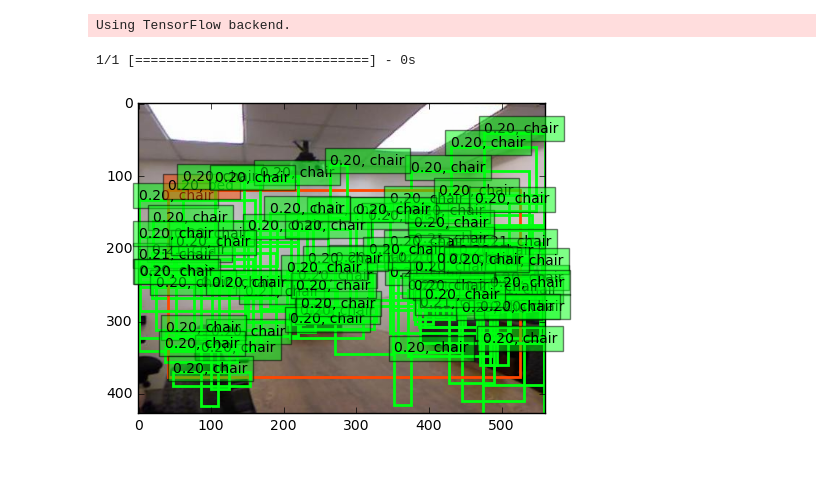
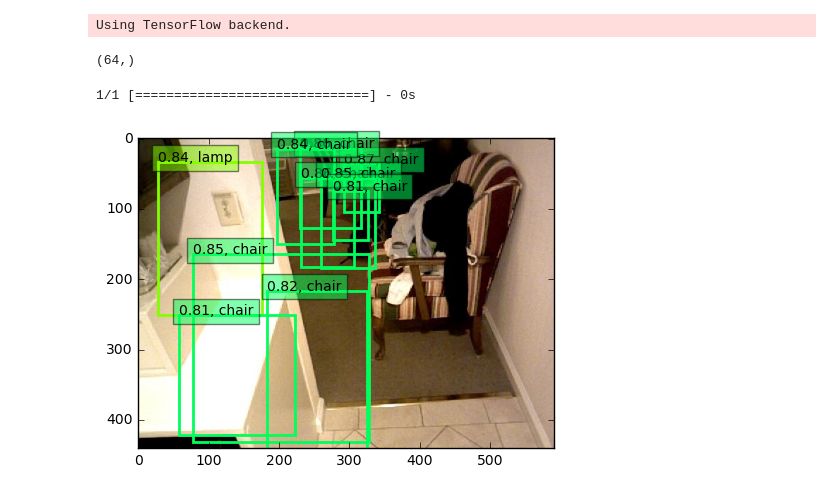
Before and after one commit to junjungoal/rgbd-ssd, a Jupyter notebook: src/NYUDataTester.ipynb, the cells around one changed output. Cells and saved outputs as stored; diff of their text form; code cells hidden in the pictures.

Commit message:
for sunrgbd

```diff
--- a/src/NYUDataTester.ipynb
+++ b/src/NYUDataTester.ipynb
@@ -19,14 +19,16 @@ set_session(tf.Session(config=config))
 # %% [output]
 Using TensorFlow backend.
 # %%
-NYU_CLASSES =  ['bed', 'shelf', 'desk', 'plate', 'lamp', 'pillow', 'chair', 'dining_table', 'sofa_chair',
- 'table', 'mirror', 'bench', 'projector', 'cabinet', 'dresser', 'sofa', 'monitor', 'person'
-,'box']
+NYU_CLASSES = ['bed', 'shelf', 'computer', 'plate', 'lamp',
+              'table',
+               'sofa', 'chair', 'person']
 NUM_CLASSES = len(NYU_CLASSES) + 1
 input_shape = (300, 300, 3) #channel last
 # %%
 model = SSD300(input_shape, num_classes=NUM_CLASSES)
-model.load_weights('../checkpoints/SUNRGBD/weights.99-4.07.hdf5')
+model.load_weights('../checkpoints/SUNRGBD/weights.based_set_trainable_vgg16.hdf5')
+# %% [output]
+(64,)
 # %%
 gt = pickle.load(open('../pkls/SUNRGBD/RGB.pkl', 'rb'))
 keys = sorted(gt.keys())
@@ -38,7 +40,7 @@ num_val = len(val_keys)
 path_prefix = '../dataset/'
 inputs = []
 images = []
-img_path = path_prefix + sorted(train_keys)[19]
+img_path = path_prefix + sorted(val_keys )[10]
 img = image.load_img(img_path, target_size=(300, 300))
 img = image.img_to_array(img)
 images.append(imread(img_path))
@@ -65,36 +67,37 @@ for i, img in enumerate(images):
     det_ymax = results[i][:, 5]
 
     # Get detections with confidence higher than 0.6.
-    top_indices = [i for i, conf in enumerate(det_conf) if conf >= 0.2]
+    top_indices = [i for i, conf in enumerate(det_conf) if conf >= 0.8]
 
     top_conf = det_conf[top_indices]
     top_label_indices = det_label[top_indices].tolist()
     top_xmin = det_xmin[top_indices]
     top_ymin = det_ymin[top_indices]
     top_xmax = det_xmax[top_indices]
     top_ymax = det_ymax[top_indices]
 
     colors = plt.cm.hsv(np.linspace(0, 1, 21)).tolist()
     plt.imshow(img / 255.)
     currentAxis = plt.gca()
 
+
     for i in range(top_conf.shape[0]):
         xmin = int(round(top_xmin[i] * img.shape[1]))
         ymin = int(round(top_ymin[i] * img.shape[0]))
         xmax = int(round(top_xmax[i] * img.shape[1]))
         ymax = int(round(top_ymax[i] * img.shape[0]))
         score = top_conf[i]
         label = int(top_label_indices[i])
         label_name = NYU_CLASSES[label - 1]
         display_txt = '{:0.2f}, {}'.format(score, label_name)
-        coords = (xmin, ymin), xmax-xmin+1, ymax-ymin+1
+        coords = (xmin, ymin), xmax-xmin, ymax-ymin
         color = colors[label]
         currentAxis.add_patch(plt.Rectangle(*coords, fill=False, edgecolor=color, linewidth=2))
         currentAxis.text(xmin, ymin, display_txt, bbox={'facecolor':color, 'alpha':0.5})
 
     plt.show()
 # %% [output]
-[figure, old version]
+[figure, new version]
 # %%
 # colors = plt.cm.hsv(np.linspace(0, 1, 21)).tolist()
 # currentAxis = plt.gca()
```
Also changed, not shown: 7 other files.
